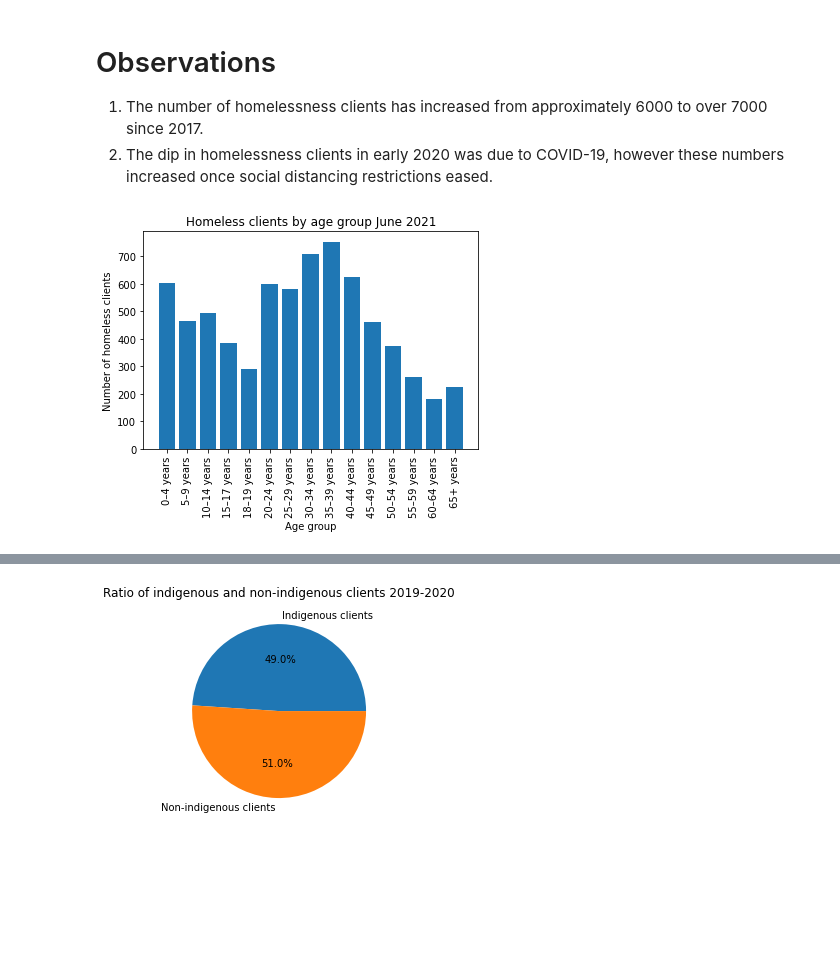
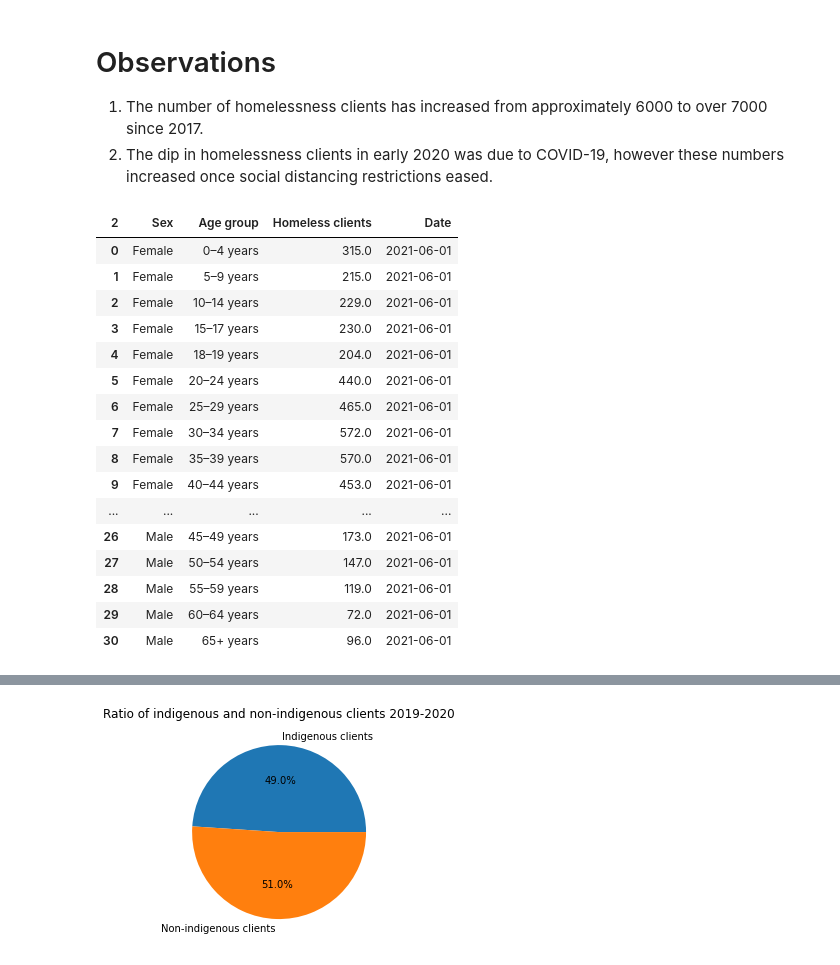
Before and after one commit to briginmis/project-1, a Jupyter notebook: data.ipynb, the cells around one changed output, grey strips where cells are left out. Drawn from its saved outputs; the diff is of its cells as text; code cells hidden in the pictures; blank space fills up the shorter version.

```diff
--- a/data.ipynb
+++ b/data.ipynb
@@ -74,19 +74,30 @@ plt.show()
 # Observations
 1. The number of homelessness clients has increased from approximately 6000 to over 7000 since 2017.
 2. The dip in homelessness clients in early 2020 was due to COVID-19, however these numbers increased once social distancing restrictions eased.
-# %%
-#Plot bar graph of homeless clients by age group
-age_df = clean_df.loc[(clean_df["Age group"] != "All Females")
-             & (clean_df["Age group"] != "All Males")
-             & (clean_df["Age group"] != "All Ages")
-             & (clean_df["Sex"] == "Total")
-             & (clean_df["Date"] == "2021-06-01")
-            ]
-plt.bar(age_df["Age group"], age_df["Homeless clients"])
-plt.xticks(rotation = 90)
-plt.title("Homeless clients by age group June 2021")
-plt.xlabel("Age group")
-plt.ylabel("Number of homeless clients")
-plt.show()
-# %% [output]
-[figure, removed]
+# %%
+age_df = clean_df
+age_df = clean_df.loc[((clean_df["Sex"] == "Female")
+                      | (clean_df["Sex"] == "Male"))
+                      & (clean_df["Age group"] != "All Females")
+                      & (clean_df["Age group"] != "All Males")
+                      & (clean_df["Date"] == "2021-06-01")
+            ]
+age_df
+# %% [output]
+| 2 | Sex | Age group | Homeless clients | Date |
+| 0 | Female | 0–4 years | 315.0 | 2021-06-01 |
+| 1 | Female | 5–9 years | 215.0 | 2021-06-01 |
+| 2 | Female | 10–14 years | 229.0 | 2021-06-01 |
+| 3 | Female | 15–17 years | 230.0 | 2021-06-01 |
+| 4 | Female | 18–19 years | 204.0 | 2021-06-01 |
+| 5 | Female | 20–24 years | 440.0 | 2021-06-01 |
+| 6 | Female | 25–29 years | 465.0 | 2021-06-01 |
+| 7 | Female | 30–34 years | 572.0 | 2021-06-01 |
+| 8 | Female | 35–39 years | 570.0 | 2021-06-01 |
+| 9 | Female | 40–44 years | 453.0 | 2021-06-01 |
+| ... | ... | ... | ... | ... |
+| 26 | Male | 45–49 years | 173.0 | 2021-06-01 |
+| 27 | Male | 50–54 years | 147.0 | 2021-06-01 |
+| 28 | Male | 55–59 years | 119.0 | 2021-06-01 |
+| 29 | Male | 60–64 years | 72.0 | 2021-06-01 |
+| 30 | Male | 65+ years | 96.0 | 2021-06-01 |
```
Also changed, not shown: parts of 4 cells of this notebook, 3 other files.
